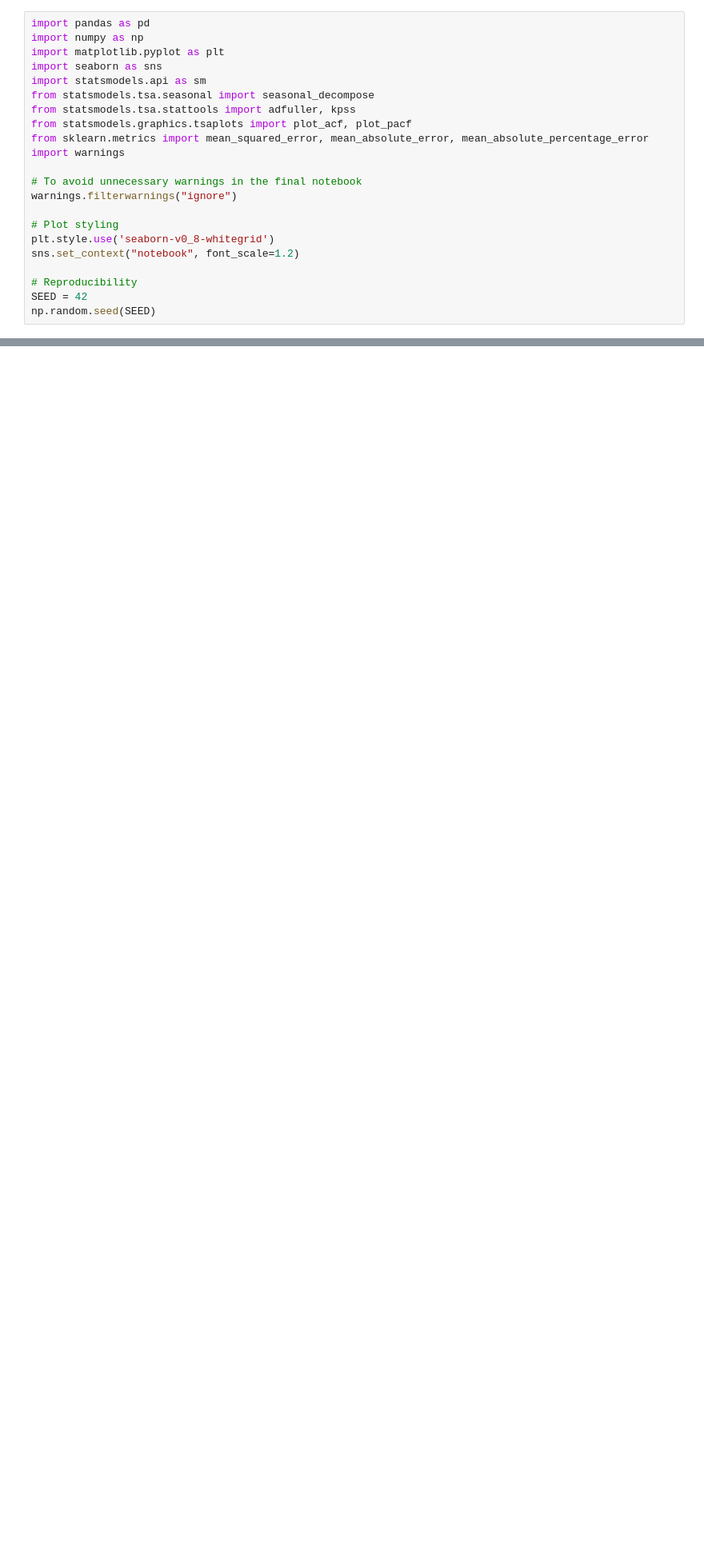
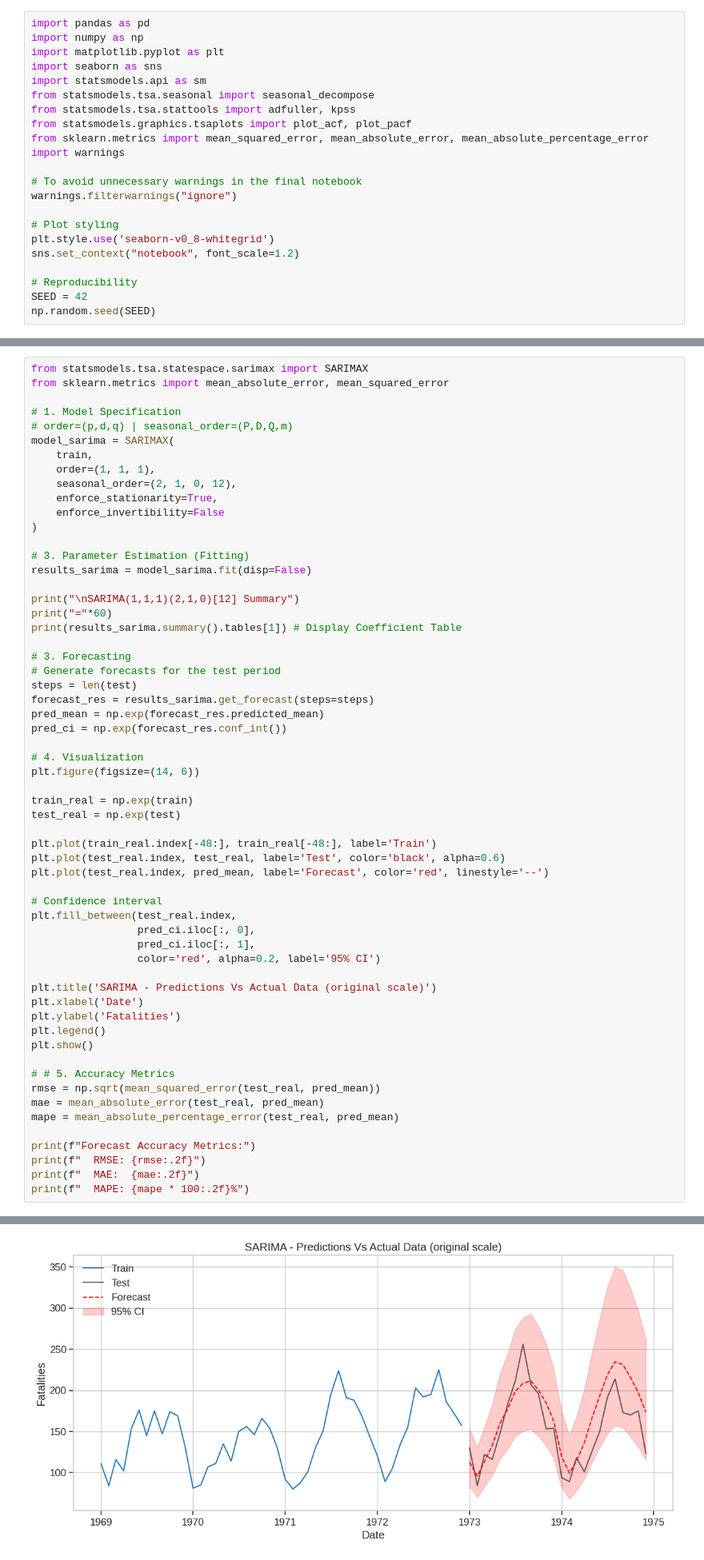
Before and after one commit to Iker-Jauregui/TS_Assignment_2, a Jupyter notebook: Assignment_2_Mel.ipynb, the cells around one changed output, grey strips where cells are left out. Shown at 80% size. Saved outputs shown, nothing was run; the diff lists cells and outputs as text; blank space fills up the shorter version.

```diff
--- a/Assignment_2_Mel.ipynb
+++ b/Assignment_2_Mel.ipynb
@@ -146,0 +114,60 @@ In this assignment, we use this ARIMA model as a **baseline**, and construct a M
+# %%
+from statsmodels.tsa.statespace.sarimax import SARIMAX
+from sklearn.metrics import mean_absolute_error, mean_squared_error
+
+# 1. Model Specification
+# order=(p,d,q) | seasonal_order=(P,D,Q,m)
+model_sarima = SARIMAX(
+    train,
+    order=(1, 1, 1),
+    seasonal_order=(2, 1, 0, 12),
+    enforce_stationarity=True,
+    enforce_invertibility=False
+)
+
+# 3. Parameter Estimation (Fitting)
+results_sarima = model_sarima.fit(disp=False)
+
+print("\nSARIMA(1,1,1)(2,1,0)[12] Summary")
+print("="*60)
+print(results_sarima.summary().tables[1]) # Display Coefficient Table
+
+# 3. Forecasting
+# Generate forecasts for the test period
+steps = len(test)
+forecast_res = results_sarima.get_forecast(steps=steps)
+pred_mean = np.exp(forecast_res.predicted_mean)
+pred_ci = np.exp(forecast_res.conf_int())
+
+# 4. Visualization
+plt.figure(figsize=(14, 6))
+
+train_real = np.exp(train)
+test_real = np.exp(test)
+
+plt.plot(train_real.index[-48:], train_real[-48:], label='Train')
+plt.plot(test_real.index, test_real, label='Test', color='black', alpha=0.6)
+plt.plot(test_real.index, pred_mean, label='Forecast', color='red', linestyle='--')
+
+# Confidence interval
+plt.fill_between(test_real.index,
+                 pred_ci.iloc[:, 0],
+                 pred_ci.iloc[:, 1],
+                 color='red', alpha=0.2, label='95% CI')
+
+plt.title('SARIMA - Predictions Vs Actual Data (original scale)')
+plt.xlabel('Date')
+plt.ylabel('Fatalities')
+plt.legend()
+plt.show()
+
+# # 5. Accuracy Metrics
+rmse = np.sqrt(mean_squared_error(test_real, pred_mean))
+mae = mean_absolute_error(test_real, pred_mean)
+mape = mean_absolute_percentage_error(test_real, pred_mean)
+
+print(f"Forecast Accuracy Metrics:")
+print(f"  RMSE: {rmse:.2f}")
+print(f"  MAE:  {mae:.2f}")
+print(f"  MAPE: {mape * 100:.2f}%")
+# %% [output]
@@ -146,0 +185 @@ In this assignment, we use this ARIMA model as a **baseline**, and construct a M
+[figure, added]
```
Also changed, not shown: parts of 24 cells of this notebook.
